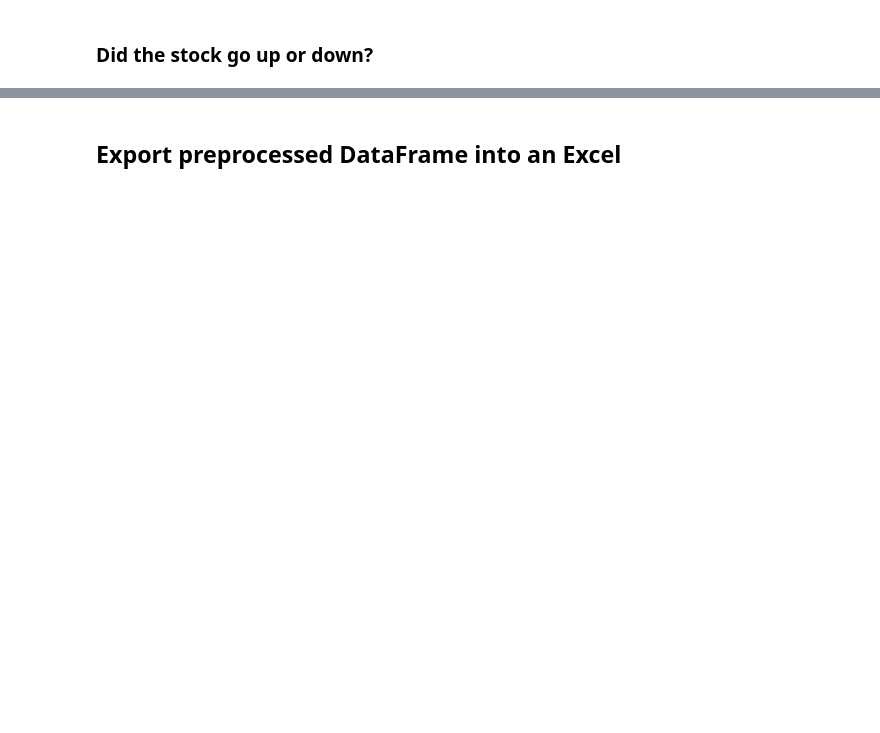
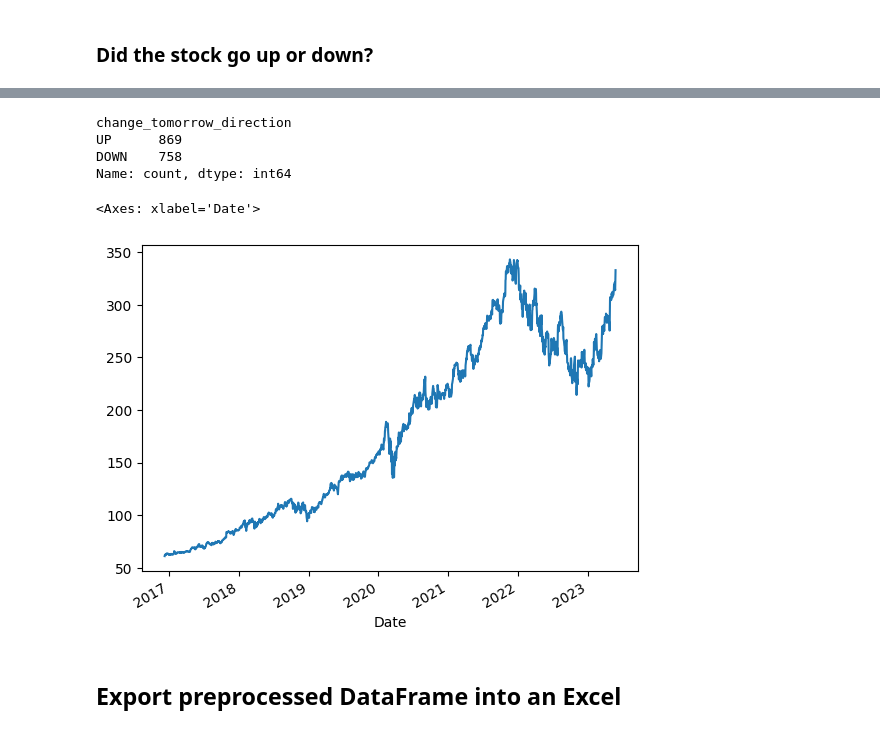
Before and after one commit to ManasesLovera/practical-python-for-algorithmic-trading, a Jupyter notebook: notebooks-course/01A_Data Preprocessing.ipynb, the cells around one changed output, grey strips where cells are left out. Drawn from its saved outputs; the diff is of its cells as text; code cells hidden in the pictures; blank space fills up the shorter version.

```diff
--- a/notebooks-course/01A_Data Preprocessing.ipynb
+++ b/notebooks-course/01A_Data Preprocessing.ipynb
@@ -185,3 +200,5 @@ df_microsoft
 ### Filter the data
 # %% [markdown]
 ![](src/Microsoft_x_LinkedIn.png)
+# %%
+microsoft_linkedin = df_microsoft.loc['2016-12-08':,:].copy()
@@ -189,3 +223,5 @@ df_microsoft
 ## Create new columns
 # %% [markdown]
 ### Tomorrow's percentage change
+# %%
+microsoft_linkedin['change_tomorrow'] = microsoft_linkedin['Close'].pct_change(-1) * 100 * -1
@@ -192,2 +246,6 @@ df_microsoft
 # %% [markdown]
 ### Did the stock go up or down?
+# %%
+import numpy as np
+
+microsoft_linkedin['change_tomorrow_direction'] = np.where(microsoft_linkedin['change_tomorrow'] > 0, 'UP', 'DOWN')
@@ -194,2 +269,14 @@ df_microsoft
+# %%
+microsoft_linkedin['change_tomorrow_direction'].value_counts()
+# %% [output]
+change_tomorrow_direction
+UP      869
+DOWN    758
+Name: count, dtype: int64
+# %%
+microsoft_linkedin['Close'].plot()
+# %% [output]
+<Axes: xlabel='Date'>
+[figure, added]
 # %% [markdown]
 ## Export preprocessed DataFrame into an Excel
```
Also changed, not shown: parts of 5 cells of this notebook.
